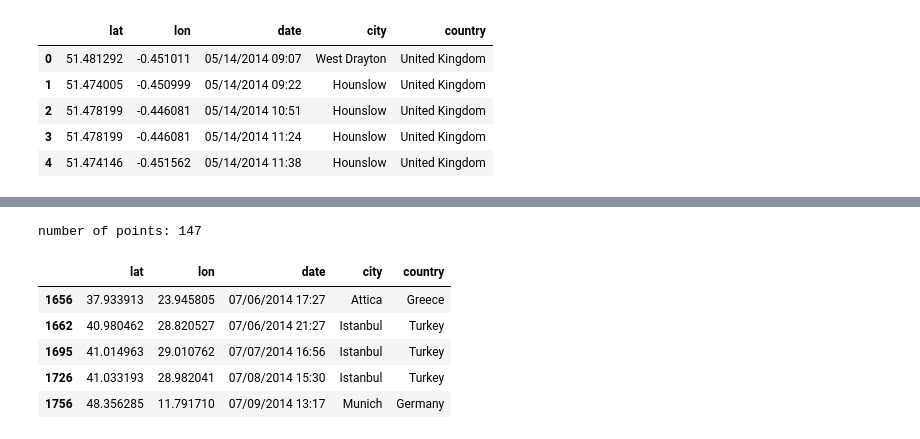
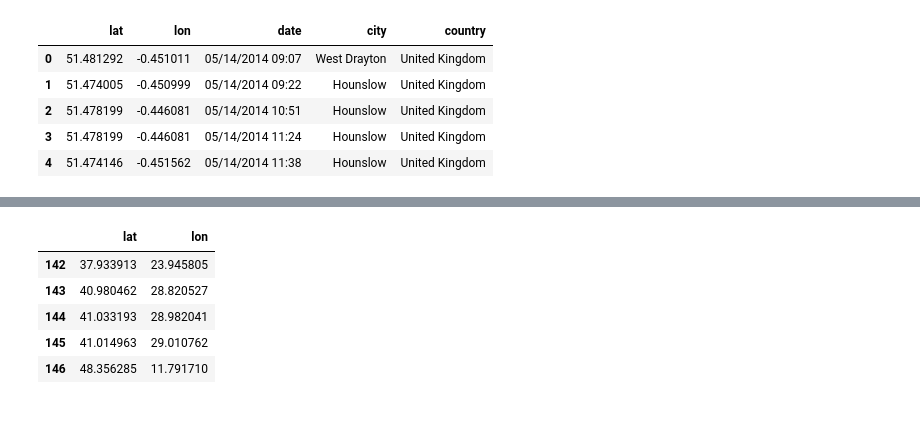
Before and after one commit to gboeing/2014-summer-travels, a Jupyter notebook: clustering-scikitlearn.ipynb, the cells around one changed output, grey strips where cells are left out. Drawn from its saved outputs; the diff is of its cells as text; code cells hidden in the pictures.

```diff
--- a/clustering-scikitlearn.ipynb
+++ b/clustering-scikitlearn.ipynb
@@ -138,14 +44,0 @@ process took 7.82 seconds
-# %%
-rs.sort_index(inplace=True)
-#rs.to_csv('data/summer-travel-gps-dbscan.csv', index=False)
-
-print('number of points:', len(rs))
-rs.tail()
-# %% [output]
-number of points: 147
-|  | lat | lon | date | city | country |
-| 1656 | 37.933913 | 23.945805 | 07/06/2014 17:27 | Attica | Greece |
-| 1662 | 40.980462 | 28.820527 | 07/06/2014 21:27 | Istanbul | Turkey |
-| 1695 | 41.014963 | 29.010762 | 07/07/2014 16:56 | Istanbul | Turkey |
-| 1726 | 41.033193 | 28.982041 | 07/08/2014 15:30 | Istanbul | Turkey |
-| 1756 | 48.356285 | 11.791710 | 07/09/2014 13:17 | Munich | Germany |
@@ -151,0 +57,15 @@ number of points: 147
+# %%
+# use list comprehension to extract the lat and lon out of the centermost points tuples
+longitudes = [point[0] for point in centermost_points]
+latitudes = [point[1] for point in centermost_points]
+
+# from these lats and lons create a new dataframe of one representative point for each cluster
+rep_points = pd.DataFrame({'lon':longitudes, 'lat':latitudes})
+rep_points.tail()
+# %% [output]
+|  | lat | lon |
+| 142 | 37.933913 | 23.945805 |
+| 143 | 40.980462 | 28.820527 |
+| 144 | 41.033193 | 28.982041 |
+| 145 | 41.014963 | 29.010762 |
+| 146 | 48.356285 | 11.791710 |
```
Also changed, not shown: parts of 13 cells of this notebook.
